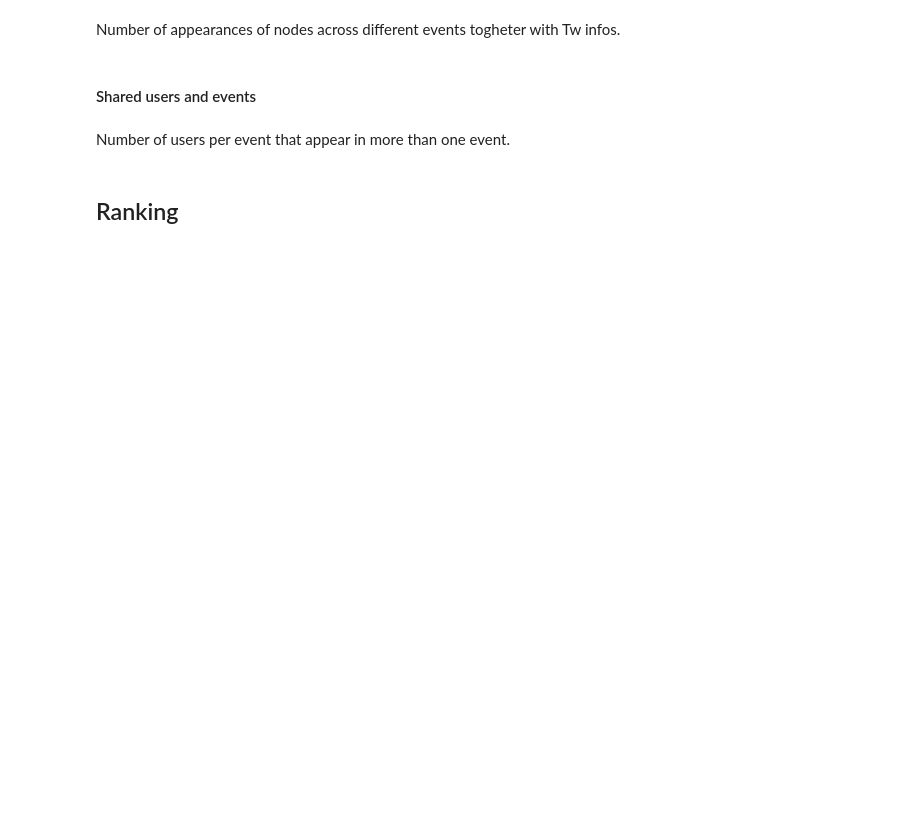
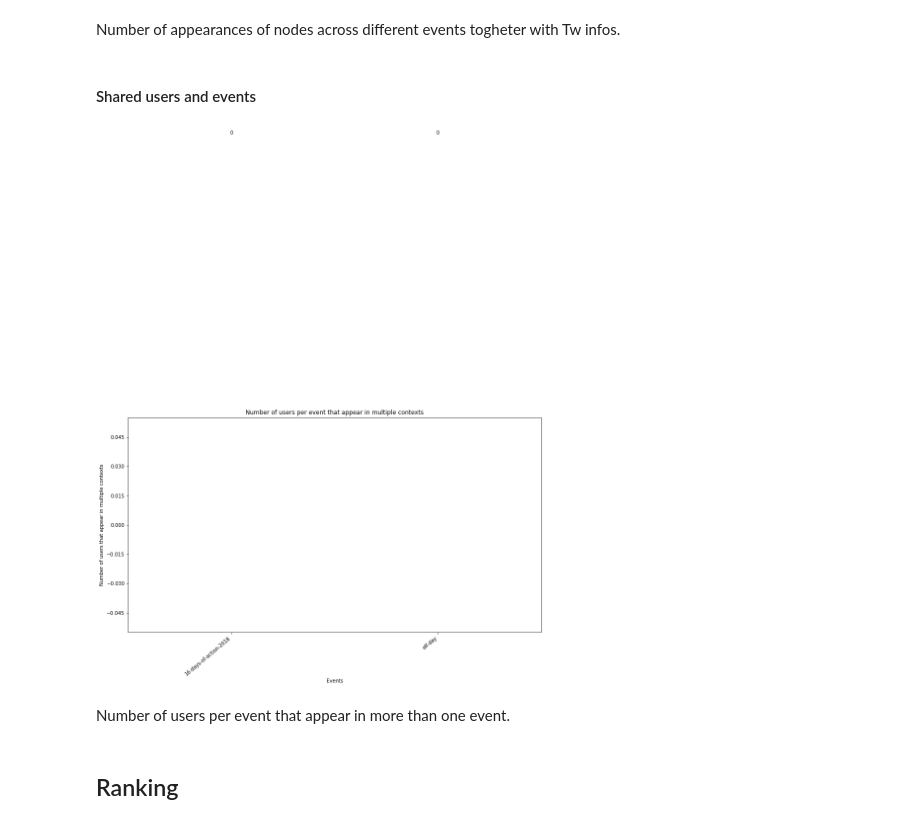
Before and after one commit to flaprimo/twitter-network-analysis, a Jupyter notebook: analysis_infomap.ipynb, the cells around one changed output. Cells and saved outputs as stored; diff of their text form; code cells hidden in the pictures; blank space fills up the shorter version.

```diff
--- a/analysis_infomap.ipynb
+++ b/analysis_infomap.ipynb
@@ -324,3 +342,7 @@ AnalysisHelper.plot_events_with_common_nodes(results, 'community_detection', 'no
+# %%
+ah.plot_contexts_with_common_nodes();
+# %% [output]
+[figure, added]
 # %% [markdown]
 Number of users per event that appear in more than one event.
 # %% [markdown]
```
Also changed, not shown: parts of 19 cells of this notebook, 1 other file.
